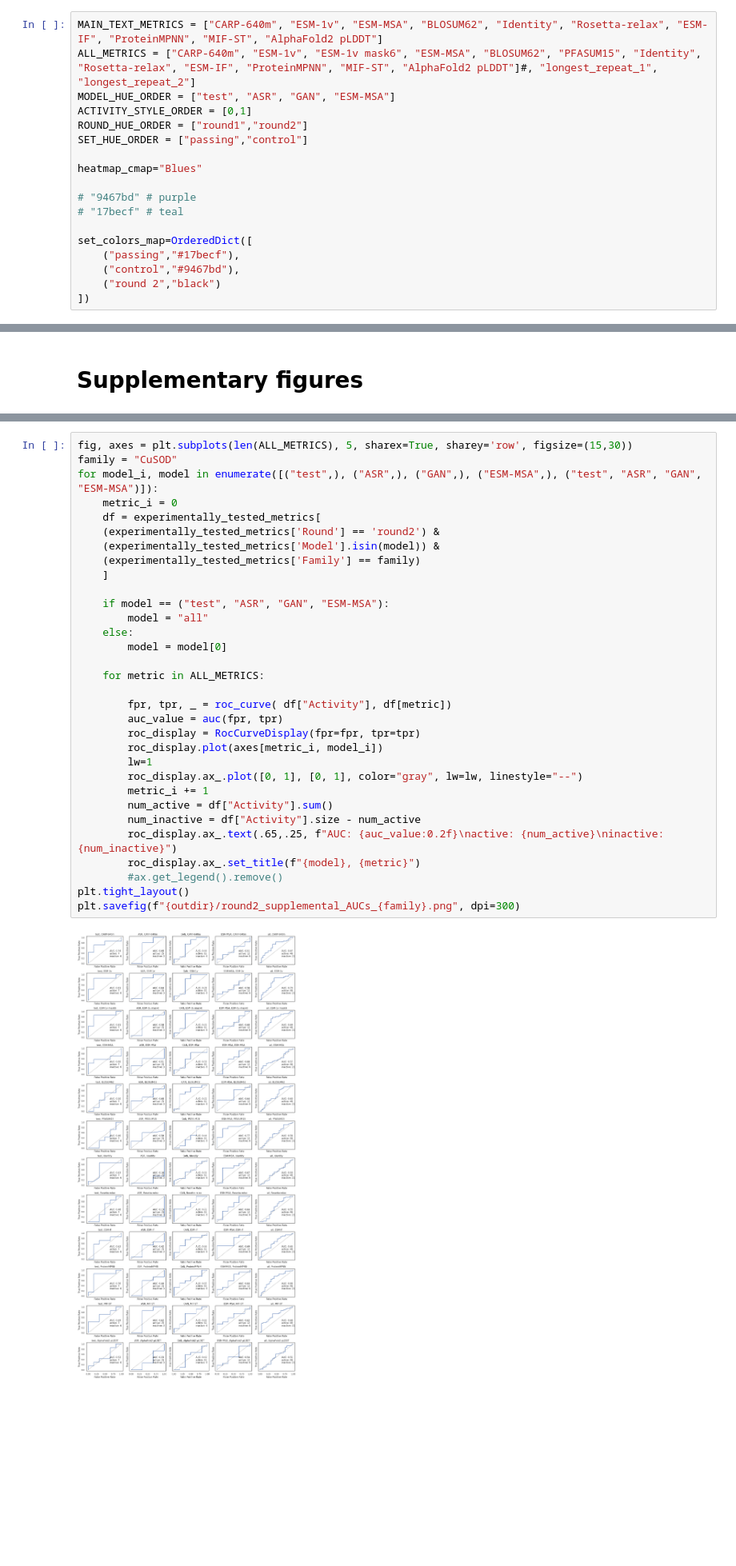
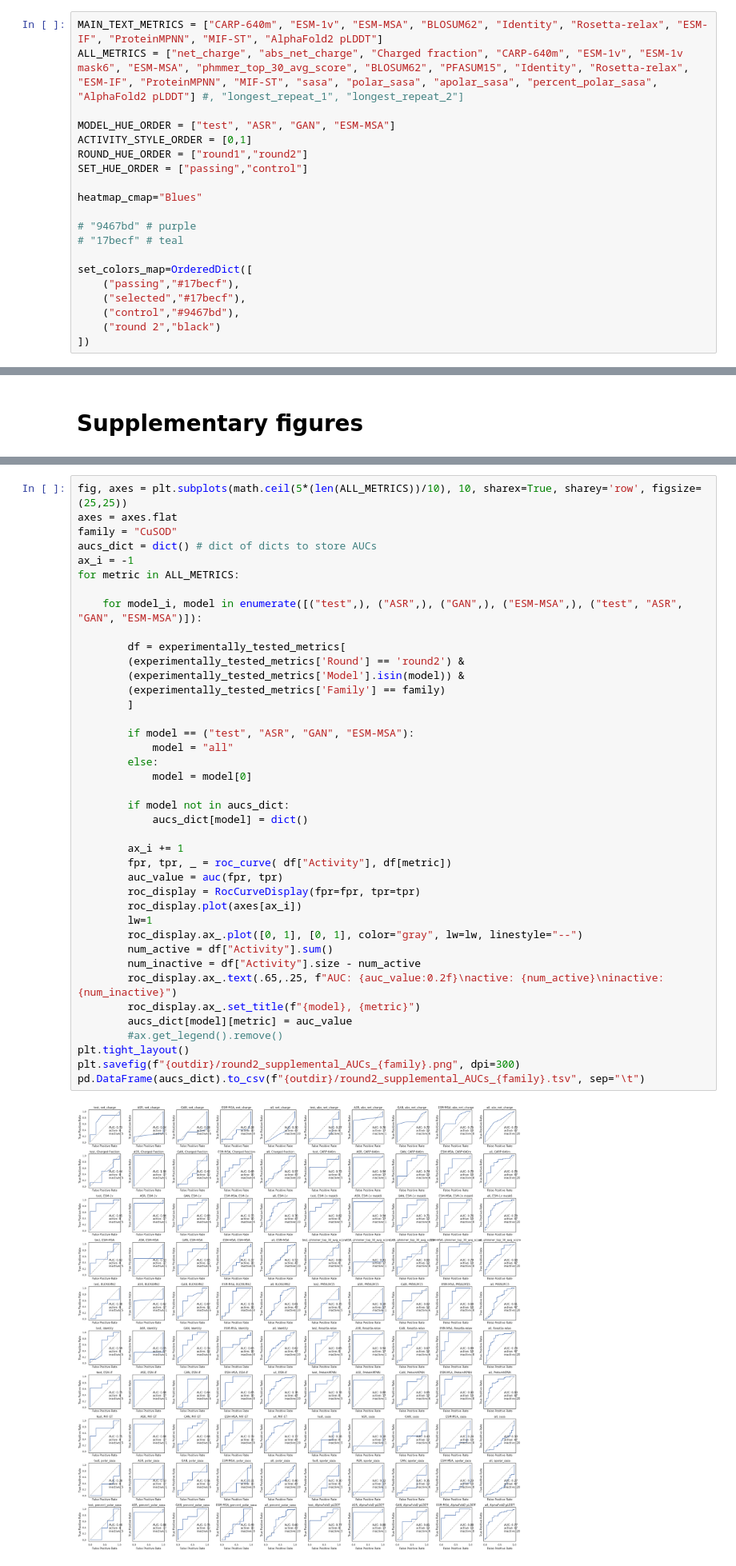
Before and after one commit to seanrjohnson/protein_scoring, a Jupyter notebook: notebooks_for_figures/experimentally_tested_sequences_figures.ipynb, the cells around one changed output, grey strips where cells are left out. Shown at 80% size. Cells and saved outputs as stored; diff of their text form; blank space fills up the shorter version.

```diff
--- a/notebooks_for_figures/experimentally_tested_sequences_figures.ipynb
+++ b/notebooks_for_figures/experimentally_tested_sequences_figures.ipynb
@@ -17,6 +19,7 @@ from pathlib import Path
 # %%
 MAIN_TEXT_METRICS = ["CARP-640m", "ESM-1v", "ESM-MSA", "BLOSUM62", "Identity", "Rosetta-relax", "ESM-IF", "ProteinMPNN", "MIF-ST", "AlphaFold2 pLDDT"]
-ALL_METRICS = ["CARP-640m", "ESM-1v", "ESM-1v mask6", "ESM-MSA", "BLOSUM62", "PFASUM15", "Identity", "Rosetta-relax", "ESM-IF", "ProteinMPNN", "MIF-ST", "AlphaFold2 pLDDT"]#, "longest_repeat_1", "longest_repeat_2"]
+ALL_METRICS = ["net_charge", "abs_net_charge", "Charged fraction", "CARP-640m", "ESM-1v", "ESM-1v mask6", "ESM-MSA", "phmmer_top_30_avg_score", "BLOSUM62", "PFASUM15", "Identity", "Rosetta-relax", "ESM-IF", "ProteinMPNN", "MIF-ST", "sasa", "polar_sasa", "apolar_sasa", "percent_polar_sasa", "AlphaFold2 pLDDT"] #, "longest_repeat_1", "longest_repeat_2"]
+
 MODEL_HUE_ORDER = ["test", "ASR", "GAN", "ESM-MSA"]
 ACTIVITY_STYLE_ORDER = [0,1]
 ROUND_HUE_ORDER = ["round1","round2"]
@@ -29,6 +32,7 @@ heatmap_cmap="Blues"
 
 set_colors_map=OrderedDict([
     ("passing","#17becf"),
+    ("selected","#17becf"),
     ("control","#9467bd"),
     ("round 2","black")
 ])
@@ -338,35 +420,43 @@ plt.savefig(f"{outdir}/round2_supplemental_metrics_vs_identity_CuSOD_left_MDH_ri
 # %%
-fig, axes = plt.subplots(len(ALL_METRICS), 5, sharex=True, sharey='row', figsize=(15,30))
+fig, axes = plt.subplots(math.ceil(5*(len(ALL_METRICS))/10), 10, sharex=True, sharey='row', figsize=(25,25))
+axes = axes.flat
 family = "CuSOD"
-for model_i, model in enumerate([("test",), ("ASR",), ("GAN",), ("ESM-MSA",), ("test", "ASR", "GAN", "ESM-MSA")]):
-    metric_i = 0
-    df = experimentally_tested_metrics[
-    (experimentally_tested_metrics['Round'] == 'round2') &
-    (experimentally_tested_metrics['Model'].isin(model)) &
-    (experimentally_tested_metrics['Family'] == family)
-    ]
+aucs_dict = dict() # dict of dicts to store AUCs
+ax_i = -1
+for metric in ALL_METRICS:
 
-    if model == ("test", "ASR", "GAN", "ESM-MSA"):
-        model = "all"
-    else:
-        model = model[0]
+    for model_i, model in enumerate([("test",), ("ASR",), ("GAN",), ("ESM-MSA",), ("test", "ASR", "GAN", "ESM-MSA")]):
 
-    for metric in ALL_METRICS:
+        df = experimentally_tested_metrics[
+        (experimentally_tested_metrics['Round'] == 'round2') &
+        (experimentally_tested_metrics['Model'].isin(model)) &
+        (experimentally_tested_metrics['Family'] == family)
+        ]
 
+        if model == ("test", "ASR", "GAN", "ESM-MSA"):
+            model = "all"
+        else:
+            model = model[0]
+
+        if model not in aucs_dict:
+            aucs_dict[model] = dict()
+
+        ax_i += 1
         fpr, tpr, _ = roc_curve( df["Activity"], df[metric])
         auc_value = auc(fpr, tpr)
         roc_display = RocCurveDisplay(fpr=fpr, tpr=tpr)
-        roc_display.plot(axes[metric_i, model_i])
+        roc_display.plot(axes[ax_i])
         lw=1
         roc_display.ax_.plot([0, 1], [0, 1], color="gray", lw=lw, linestyle="--")
-        metric_i += 1
         num_active = df["Activity"].sum()
         num_inactive = df["Activity"].size - num_active
         roc_display.ax_.text(.65,.25, f"AUC: {auc_value:0.2f}\nactive: {num_active}\ninactive: {num_inactive}")
         roc_display.ax_.set_title(f"{model}, {metric}")
+        aucs_dict[model][metric] = auc_value
         #ax.get_legend().remove()
 plt.tight_layout()
 plt.savefig(f"{outdir}/round2_supplemental_AUCs_{family}.png", dpi=300)
+pd.DataFrame(aucs_dict).to_csv(f"{outdir}/round2_supplemental_AUCs_{family}.tsv", sep="\t")
 # %% [output]
-[figure, old version]
+[figure, new version]
 # %%
```
Also changed, not shown: parts of 16 cells of this notebook, 7 other files.
